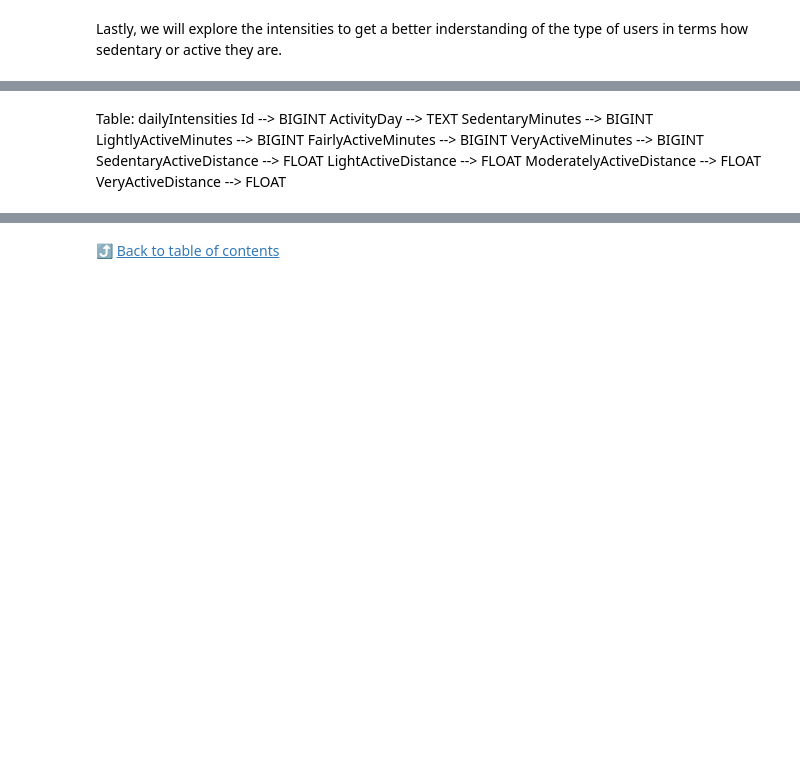
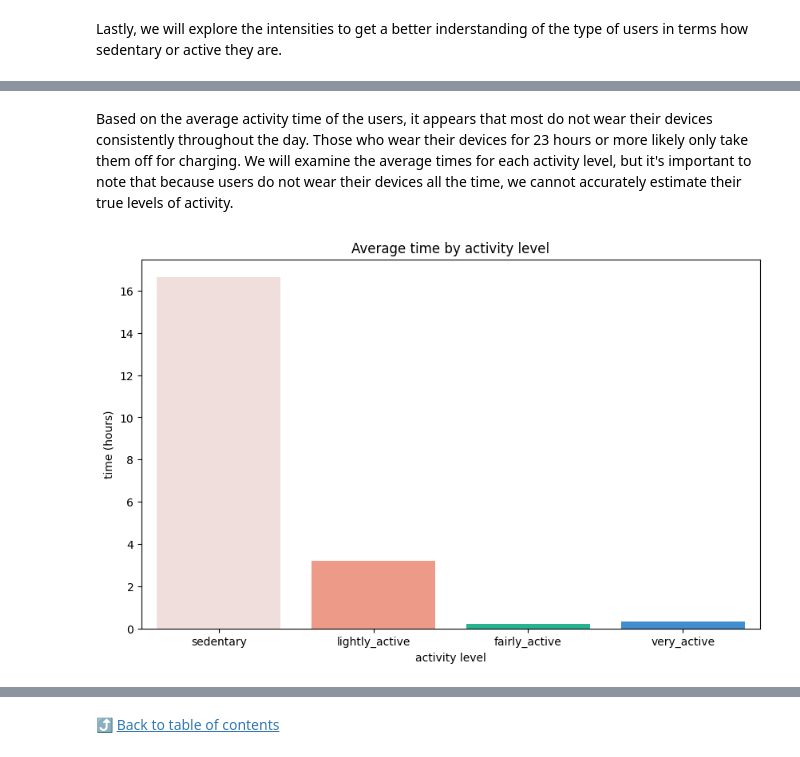
Before and after one commit to roxannardgz/bellabeat, a Jupyter notebook: Bellabeat Analysis.ipynb, the cells around one changed output, grey strips where cells are left out. Drawn from its saved outputs; the diff is of its cells as text; code cells hidden in the pictures; blank space fills up the shorter version.

```diff
--- a/Bellabeat Analysis.ipynb
+++ b/Bellabeat Analysis.ipynb
@@ -939,12 +945,43 @@ df
-# %% [markdown]
-Table: dailyIntensities
-Id --> BIGINT
-ActivityDay --> TEXT
-SedentaryMinutes --> BIGINT
-LightlyActiveMinutes --> BIGINT
-FairlyActiveMinutes --> BIGINT
-VeryActiveMinutes --> BIGINT
-SedentaryActiveDistance --> FLOAT
-LightActiveDistance --> FLOAT
-ModeratelyActiveDistance --> FLOAT
-VeryActiveDistance --> FLOAT
+# %% [markdown]
+Based on the average activity time of the users, it appears that most do not wear their devices consistently throughout the day. Those who wear their devices for 23 hours or more likely only take them off for charging. We will examine the average times for each activity level, but it's important to note that because users do not wear their devices all the time, we cannot accurately estimate their true levels of activity.
+# %%
+# Average time in each activity level, aggregated
+query = """
+WITH avg_activity_time AS (
+SELECT
+    Id
+    ,AVG(SedentaryMinutes) AS sedentary
+    ,AVG(LightlyActiveMinutes) AS lightly_active
+    ,AVG(FairlyActiveMinutes) AS faily_active
+    ,AVG(VeryActiveMinutes) AS very_active
+FROM dailyIntensities
+GROUP BY 1
+)
+
+SELECT
+    AVG(sedentary)/60 AS sedentary
+    ,AVG(lightly_active)/60 AS lightly_active
+    ,AVG(faily_active)/60 AS fairly_active
+    ,AVG(very_active)/60 AS very_active
+FROM
+    avg_activity_time
+"""
+
+df = pd.read_sql_query(query, engine)
+df_melted = df.melt(var_name='activity_level', value_name='time_hours')
+df
+
+
+# Barchart - average time by activity level
+colors = ['#f2dcd8', '#fe8f77', '#10ca9c', '#298ee8']
+
+plt.figure(figsize=(10,6))
+ax = sns.barplot(data=df_melted, x='activity_level', y='time_hours', hue='activity_level', palette=colors)
+
+plt.title('Average time by activity level')
+ax.set_xlabel('activity level')
+ax.set_ylabel('time (hours)')
+
+plt.show()
+# %% [output]
+[figure, added]
```
Also changed, not shown: parts of 34 cells of this notebook, 2 other files.
